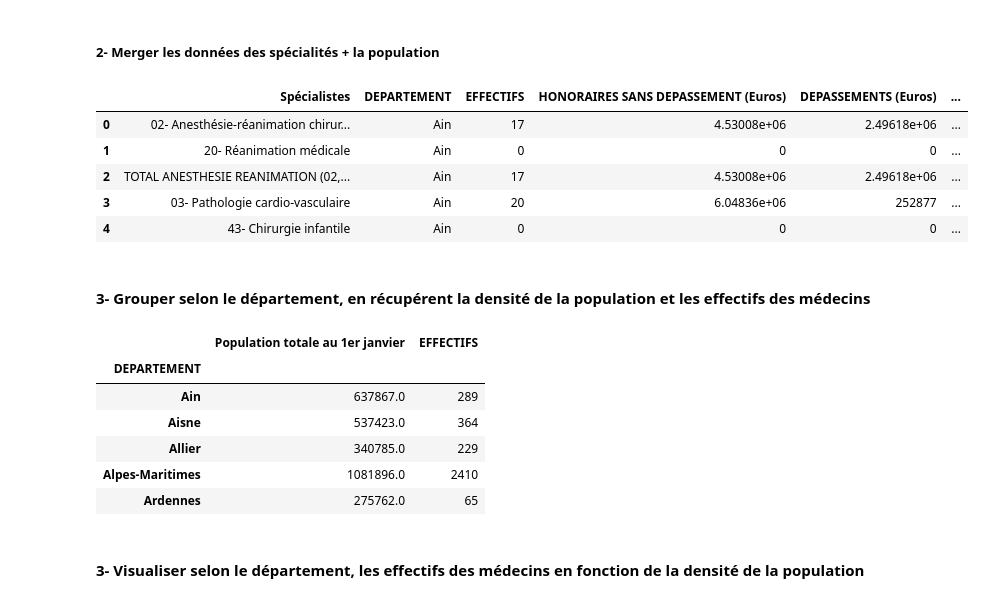
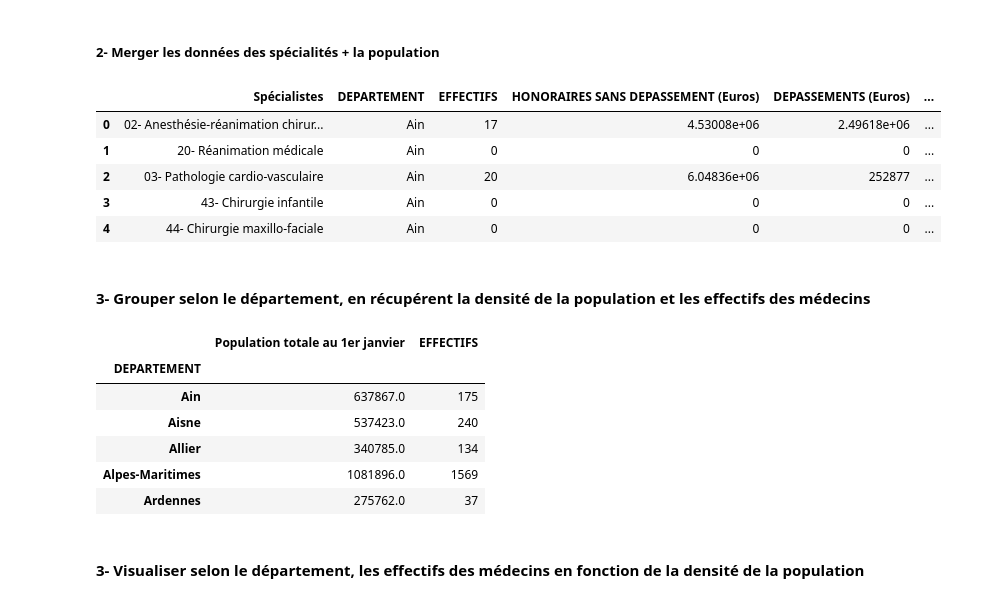
Before and after one commit to MSBigData2019/Sarra_Kazdaghli, a Jupyter notebook: INFMDI721_KitBigData/Lesson5/exo_dom_lesson_05.ipynb, the cells around one changed output. Cells and saved outputs as stored; diff of their text form; code cells hidden in the pictures.

```diff
--- a/INFMDI721_KitBigData/Lesson5/exo_dom_lesson_05.ipynb
+++ b/INFMDI721_KitBigData/Lesson5/exo_dom_lesson_05.ipynb
@@ -23,6 +24,10 @@ df_specialistes.head()
 | 2 | 02- Anesthésie-réanimation chirur... | 03- Allier | 19 | 5.1029e+06 | 560979 | ... |
 | 5 | 02- Anesthésie-réanimation chirur... | 06- Alpes-Maritimes | 110 | 2.48538e+07 | 1.08163e+07 | ... |
 | 6 | 02- Anesthésie-réanimation chirur... | 07- Ardèche | 23 | 5.27125e+06 | 802542 | ... |
+# %%
+# Nettoyer au prélable
+df_specialistes = df_specialistes[~df_specialistes['Spécialistes'].str.contains('TOTAL')]
+df_specialistes = df_specialistes[~df_specialistes['DEPARTEMENT'].str.contains('TOTAL')]
 # %% [markdown]
 ##### 2- Grouper les spécialistes :
 On va voir les effectifs et les dépassements d'honoraires des médecins par spécialités
@@ -143,20 +174,18 @@ df_specialistes.head()
 ##### 2- Merger les données des spécialités + la population
 # %%
 
-result = pd.merge(df, df_population, on='DEPARTEMENT')
+result = pd.merge(df_specialistes, df_population, on='DEPARTEMENT')
 #Nettoyer les données
-result = result[result.Spécialistes != 'TOTAL SPECIALISTES']
-result = result[result.Spécialistes != 'TOTAL MEDECINS']
-result = result[result.DEPARTEMENT != 'France']
-result = result[result.DEPARTEMENT != 'Nord']
+
+
 result.head()
 # %% [output]
 |  | Spécialistes | DEPARTEMENT | EFFECTIFS | HONORAIRES SANS DEPASSEMENT (Euros) | DEPASSEMENTS (Euros) | ... |
 | 0 | 02- Anesthésie-réanimation chirur... | Ain | 17 | 4.53008e+06 | 2.49618e+06 | ... |
 | 1 | 20- Réanimation médicale | Ain | 0 | 0 | 0 | ... |
-| 2 | TOTAL ANESTHESIE REANIMATION (02,... | Ain | 17 | 4.53008e+06 | 2.49618e+06 | ... |
-| 3 | 03- Pathologie cardio-vasculaire | Ain | 20 | 6.04836e+06 | 252877 | ... |
-| 4 | 43- Chirurgie infantile | Ain | 0 | 0 | 0 | ... |
+| 2 | 03- Pathologie cardio-vasculaire | Ain | 20 | 6.04836e+06 | 252877 | ... |
+| 3 | 43- Chirurgie infantile | Ain | 0 | 0 | 0 | ... |
+| 4 | 44- Chirurgie maxillo-faciale | Ain | 0 | 0 | 0 | ... |
 # %% [markdown]
 #### 3- Grouper selon le département, en récupérent la densité de la population et les effectifs des médecins
 # %%
@@ -165,11 +194,11 @@ df_population_totale_medecins.head()
 # %% [output]
 |  | Population totale au 1er janvier | EFFECTIFS |
 | DEPARTEMENT |  |  |
-| Ain | 637867.0 | 289 |
-| Aisne | 537423.0 | 364 |
-| Allier | 340785.0 | 229 |
-| Alpes-Maritimes | 1081896.0 | 2410 |
-| Ardennes | 275762.0 | 65 |
+| Ain | 637867.0 | 175 |
+| Aisne | 537423.0 | 240 |
+| Allier | 340785.0 | 134 |
+| Alpes-Maritimes | 1081896.0 | 1569 |
+| Ardennes | 275762.0 | 37 |
 # %% [markdown]
 #### 3- Visualiser selon le département,  les effectifs des médecins en fonction de  la densité de la population
 # %%
```
Also changed, not shown: parts of 11 cells of this notebook.
